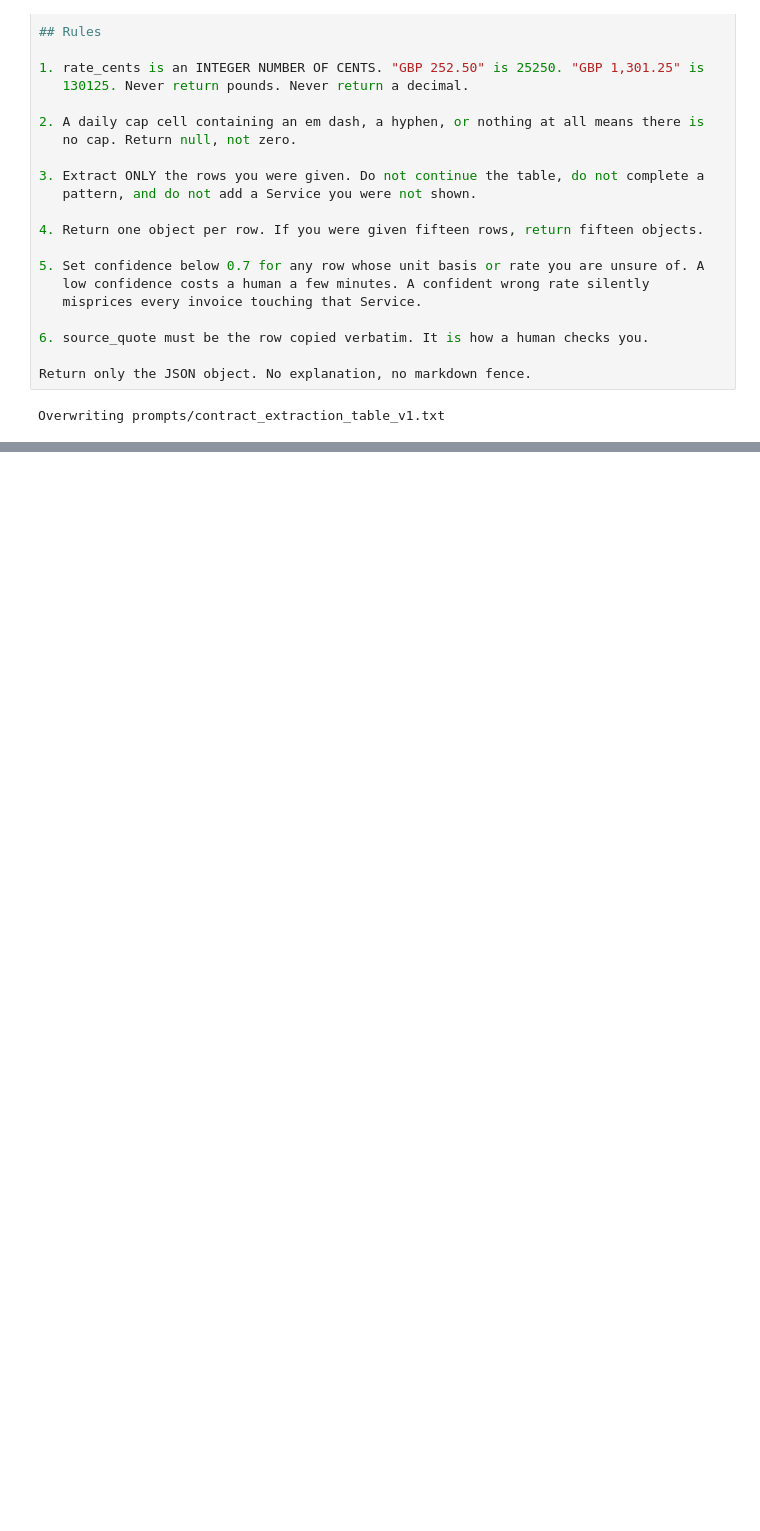
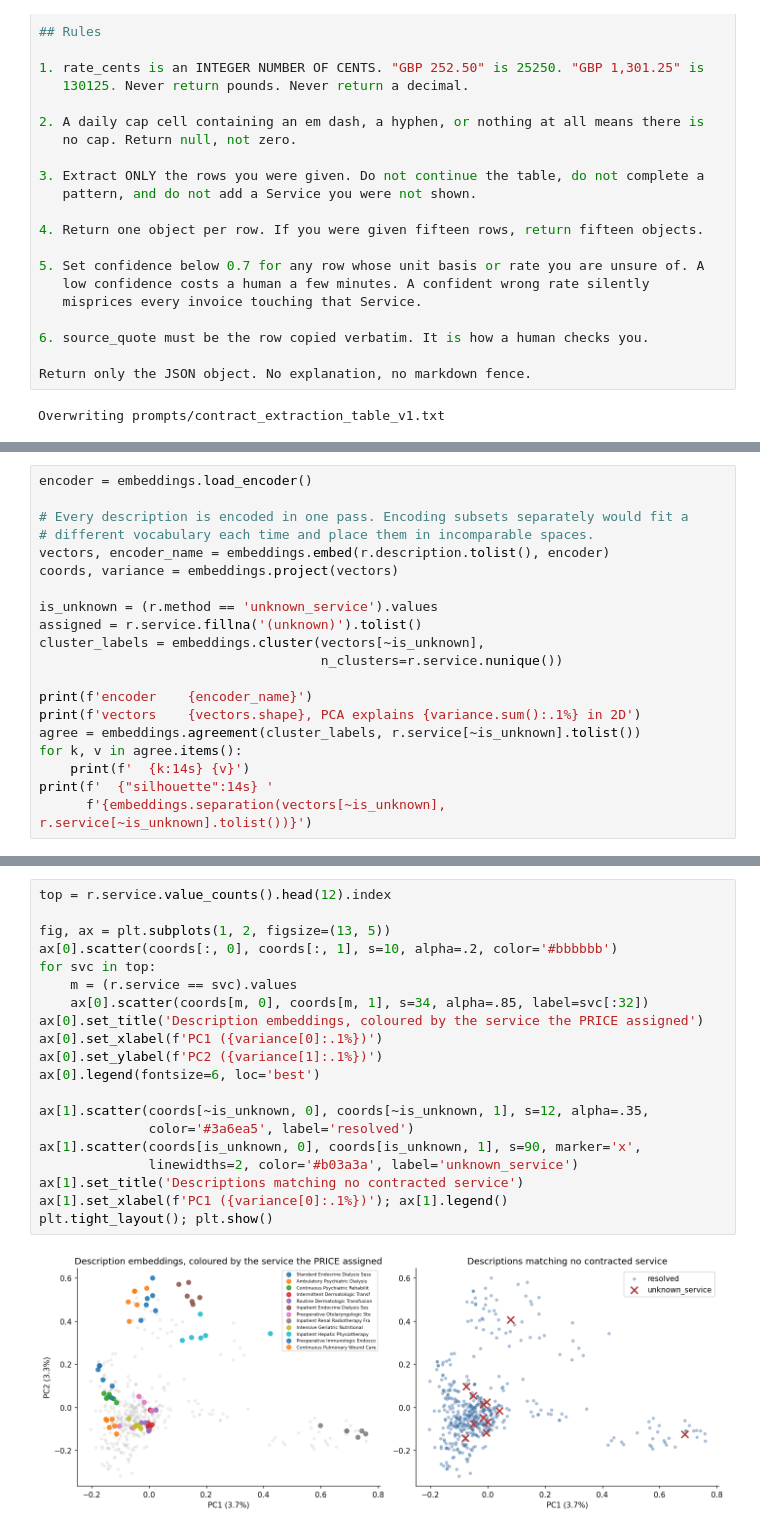
Before and after one commit to nxull9/invoice-audit, a Jupyter notebook: notebooks/invoice_audit.ipynb, the cells around one changed output, grey strips where cells are left out. Drawn from its saved outputs; the diff is of its cells as text; blank space fills up the shorter version.

```diff
--- a/notebooks/invoice_audit.ipynb
+++ b/notebooks/invoice_audit.ipynb
@@ -3265,0 +2927,20 @@ if len(scores):
+# %%
+encoder = embeddings.load_encoder()
+
+# Every description is encoded in one pass. Encoding subsets separately would fit a
+# different vocabulary each time and place them in incomparable spaces.
+vectors, encoder_name = embeddings.embed(r.description.tolist(), encoder)
+coords, variance = embeddings.project(vectors)
+
+is_unknown = (r.method == 'unknown_service').values
+assigned = r.service.fillna('(unknown)').tolist()
+cluster_labels = embeddings.cluster(vectors[~is_unknown],
+                                    n_clusters=r.service.nunique())
+
+print(f'encoder    {encoder_name}')
+print(f'vectors    {vectors.shape}, PCA explains {variance.sum():.1%} in 2D')
+agree = embeddings.agreement(cluster_labels, r.service[~is_unknown].tolist())
+for k, v in agree.items():
+    print(f'  {k:14s} {v}')
+print(f'  {"silhouette":14s} '
+      f'{embeddings.separation(vectors[~is_unknown], r.service[~is_unknown].tolist())}')
@@ -3265,0 +2956,22 @@ if len(scores):
+# %%
+top = r.service.value_counts().head(12).index
+
+fig, ax = plt.subplots(1, 2, figsize=(13, 5))
+ax[0].scatter(coords[:, 0], coords[:, 1], s=10, alpha=.2, color='#bbbbbb')
+for svc in top:
+    m = (r.service == svc).values
+    ax[0].scatter(coords[m, 0], coords[m, 1], s=34, alpha=.85, label=svc[:32])
+ax[0].set_title('Description embeddings, coloured by the service the PRICE assigned')
+ax[0].set_xlabel(f'PC1 ({variance[0]:.1%})')
+ax[0].set_ylabel(f'PC2 ({variance[1]:.1%})')
+ax[0].legend(fontsize=6, loc='best')
+
+ax[1].scatter(coords[~is_unknown, 0], coords[~is_unknown, 1], s=12, alpha=.35,
+              color='#3a6ea5', label='resolved')
+ax[1].scatter(coords[is_unknown, 0], coords[is_unknown, 1], s=90, marker='x',
+              linewidths=2, color='#b03a3a', label='unknown_service')
+ax[1].set_title('Descriptions matching no contracted service')
+ax[1].set_xlabel(f'PC1 ({variance[0]:.1%})'); ax[1].legend()
+plt.tight_layout(); plt.show()
+# %% [output]
+[figure, added]
```
Also changed, not shown: parts of 221 cells of this notebook, 3 other files.
